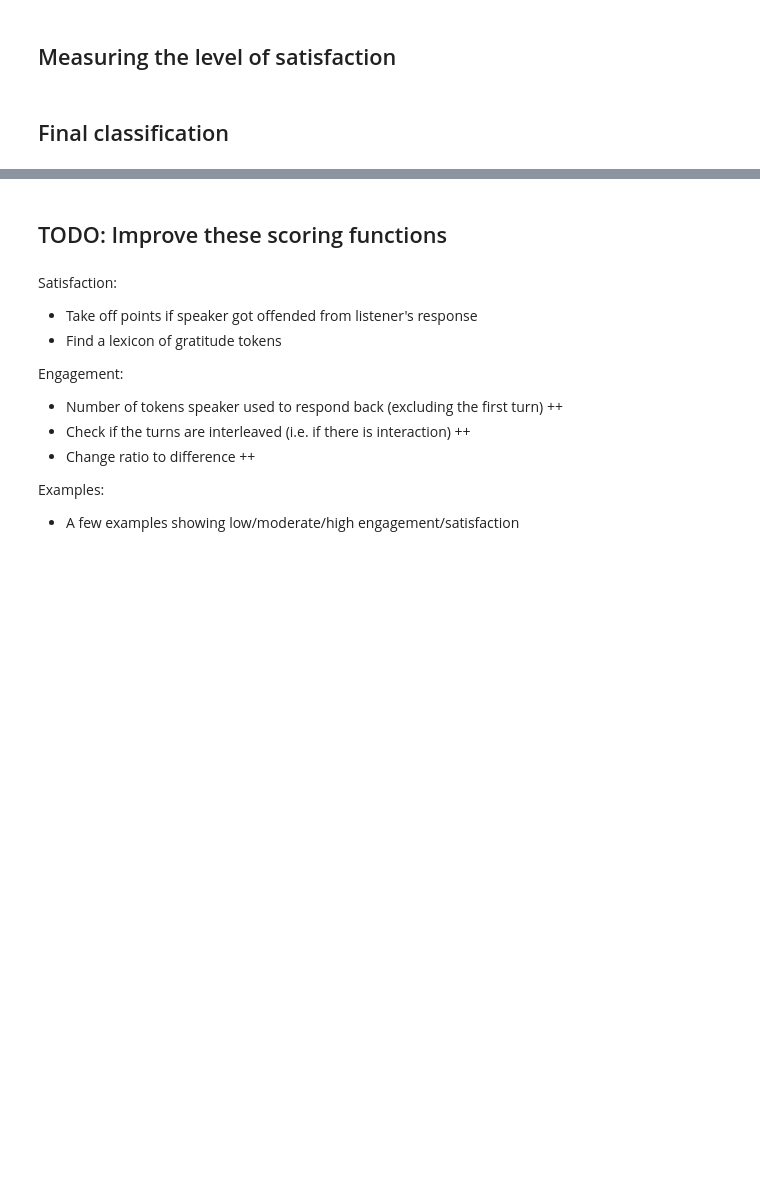
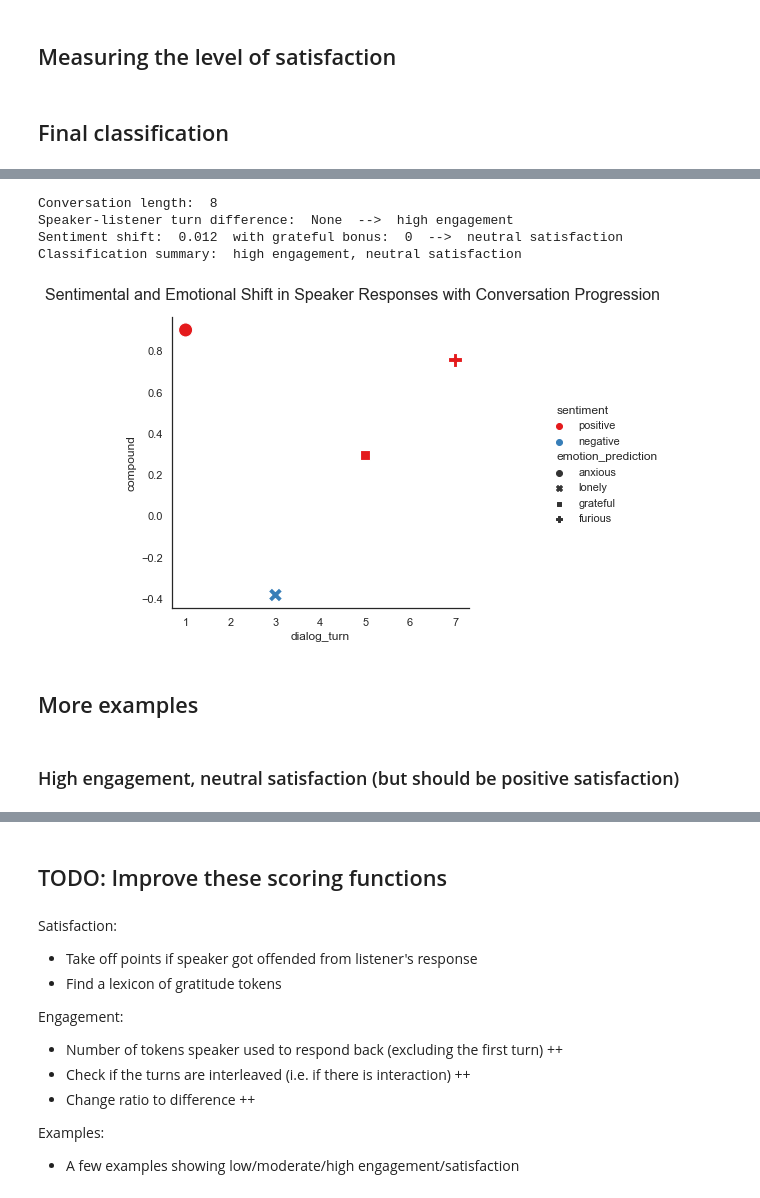
Before and after one commit to cetsen/therapeutic-chatbot, a Jupyter notebook: engagement_satisfaction.ipynb, the cells around one changed output, grey strips where cells are left out. Cells and saved outputs as stored; diff of their text form; code cells hidden in the pictures; blank space fills up the shorter version.

```diff
--- a/engagement_satisfaction.ipynb
+++ b/engagement_satisfaction.ipynb
@@ -177,18 +177,25 @@ def plot_emotion_sentiment(speaker_responses):
     g.fig.suptitle('Sentimental and Emotional Shift in Speaker Responses with Conversation Progression', fontsize=16)
     g.fig.subplots_adjust(top=0.9);
 # %%
-def calculate_satisfaction(speaker_responses, conversation, speaker):
+def calculate_satisfaction(conversation, speaker):
+    speaker_responses = conversation[conversation["author"] == speaker]
+    num_speaker_responses = len(speaker_responses)
     satisfaction = ""
 
+    # Take the slope of the compounds of speaker responses
+    # TOASK: Should I take the slope of all speaker response compounds as well as (last speaker response compound) - (first speaker response compound)?
     f = np.polyfit(speaker_responses['dialog_turn'], speaker_responses['compound'], deg=1)
     slope = f[0]
 
     # If either the last speaker text is tagged with grateful & positive
     # or if the last speaker text contains lexical details that express gratitude, add a bonus point to satisfaction.
     grateful_bonus = 0
-    if check_grateful_positive(speaker_responses)==True or check_lexical_details(speaker_responses, speaker)==True:
+    if check_grateful_positive(speaker_responses)==True or contains_grateful_tokens(speaker_responses, speaker)==True:
         grateful_bonus = 0.4
         slope += grateful_bonus
+
+    # TODO: If the speaker responses express being offended by the listener, deduct point from satisfaction.
+    offended_penalty = 0
 
     if len(conversation) == 2:
         satisfaction = "none"
@@ -246,5 +260,5 @@ def check_lexical_details(conversation, speaker):
 ## Final classification
 # %%
 def classify_conversation(speaker_responses, num_speaker_responses, num_listener_responses, conversation, speaker, listener):
-    return str(calculate_engagement(speaker, listener, conversation)[1] + ", " + calculate_satisfaction(speaker_responses, conversation, speaker)[1])
+    return str(calculate_engagement(speaker, listener, conversation)[1] + ", " + calculate_satisfaction(conversation, speaker)[1])
 # %% [markdown]
@@ -259,2 +273,5 @@ def test_examples(conversation_id):
     print("Classification summary: ", classify_conversation(speaker_responses, num_speaker_responses, num_listener_responses, conversation, speaker, listener))
     print()
+# %%
+conversation_id = 854
+df[df["conversation_id"] == conversation_id]
@@ -260,0 +288,12 @@ def test_examples(conversation_id):
+# %%
+test_examples(conversation_id)
+# %% [output]
+Conversation length:  8
+Speaker-listener turn difference:  None  -->  high engagement
+Sentiment shift:  0.012  with grateful bonus:  0  -->  neutral satisfaction
+Classification summary:  high engagement, neutral satisfaction
+[figure, added]
+# %% [markdown]
+## More examples
+# %% [markdown]
+### High engagement, neutral satisfaction (but should be positive satisfaction)
```
Also changed, not shown: parts of 26 cells of this notebook.
